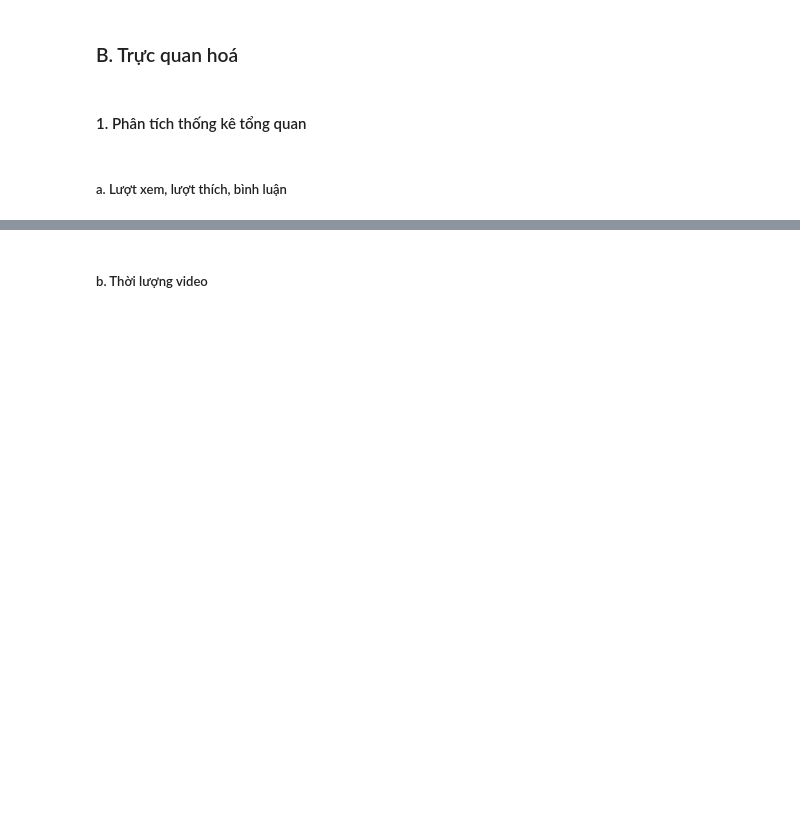
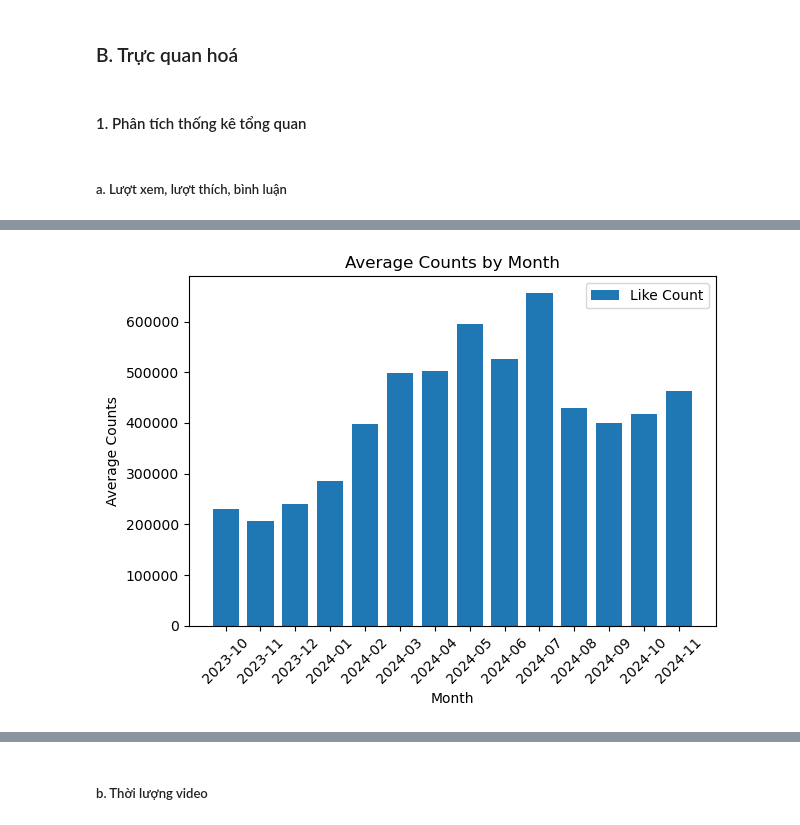
Before and after one commit to sleepifoxx/BTL-Data-Processing, a Jupyter notebook: DataProcessing.ipynb, the cells around one changed output, grey strips where cells are left out. Drawn from its saved outputs; the diff is of its cells as text; code cells hidden in the pictures; blank space fills up the shorter version.

```diff
--- a/DataProcessing.ipynb
+++ b/DataProcessing.ipynb
@@ -19,0 +77,20 @@ import matplotlib.pyplot as plt
+# %%
+# vẽ các đồ thị thể hiện phân bố của lượt xem, lượt thích, bình luận (làm tròn theo 1000)
+#ví dụ
+x = range(len(general_month['snapshot_date']))
+width = 0.75
+
+plt.bar(x, general_month['like_count'], width=width, label='Like Count')
+
+# Thêm nhãn và tiêu đề
+plt.xticks(x, general_month['snapshot_date'].astype(str), rotation=45)
+plt.xlabel('Month')
+plt.ylabel('Average Counts')
+plt.title('Average Counts by Month')
+plt.legend()
+
+# Hiển thị biểu đồ
+plt.tight_layout()
+plt.show()
+# %% [output]
+[figure, added]
```
Also changed, not shown: parts of 11 cells of this notebook, 1 other file.
